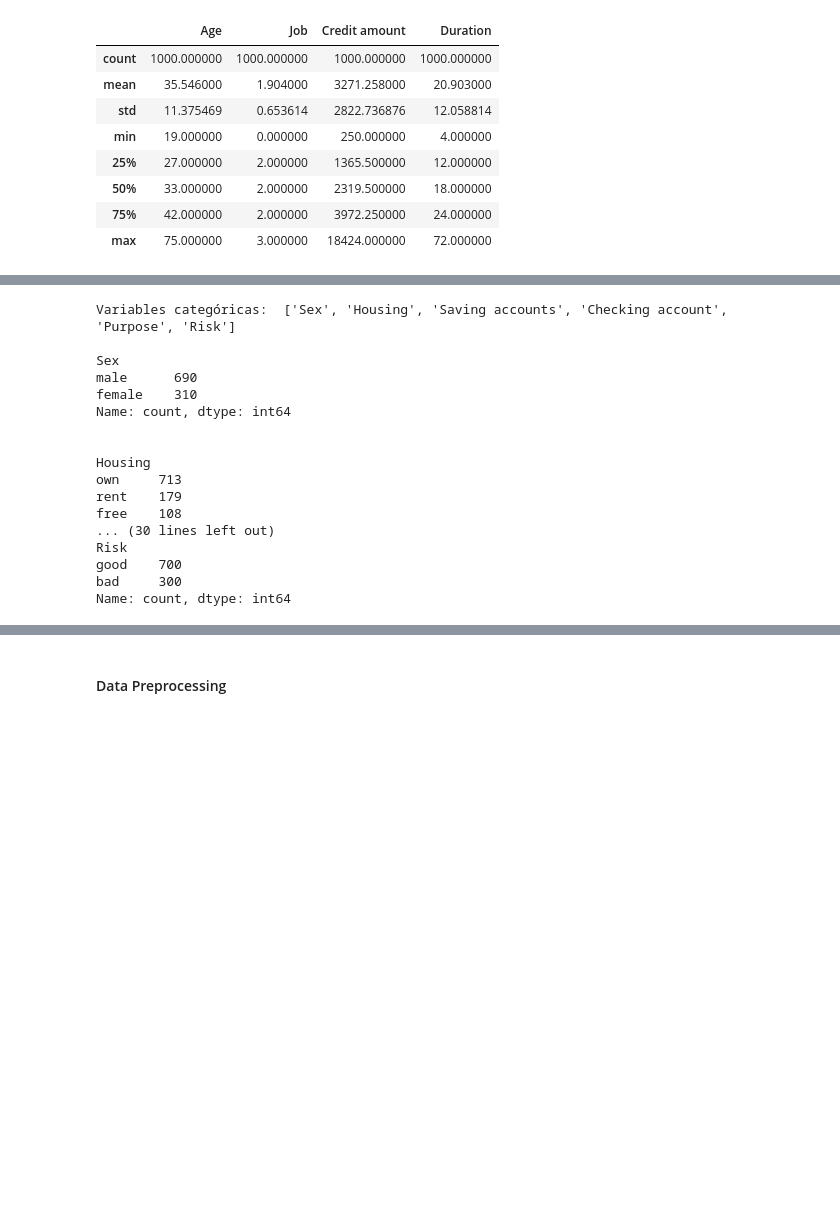
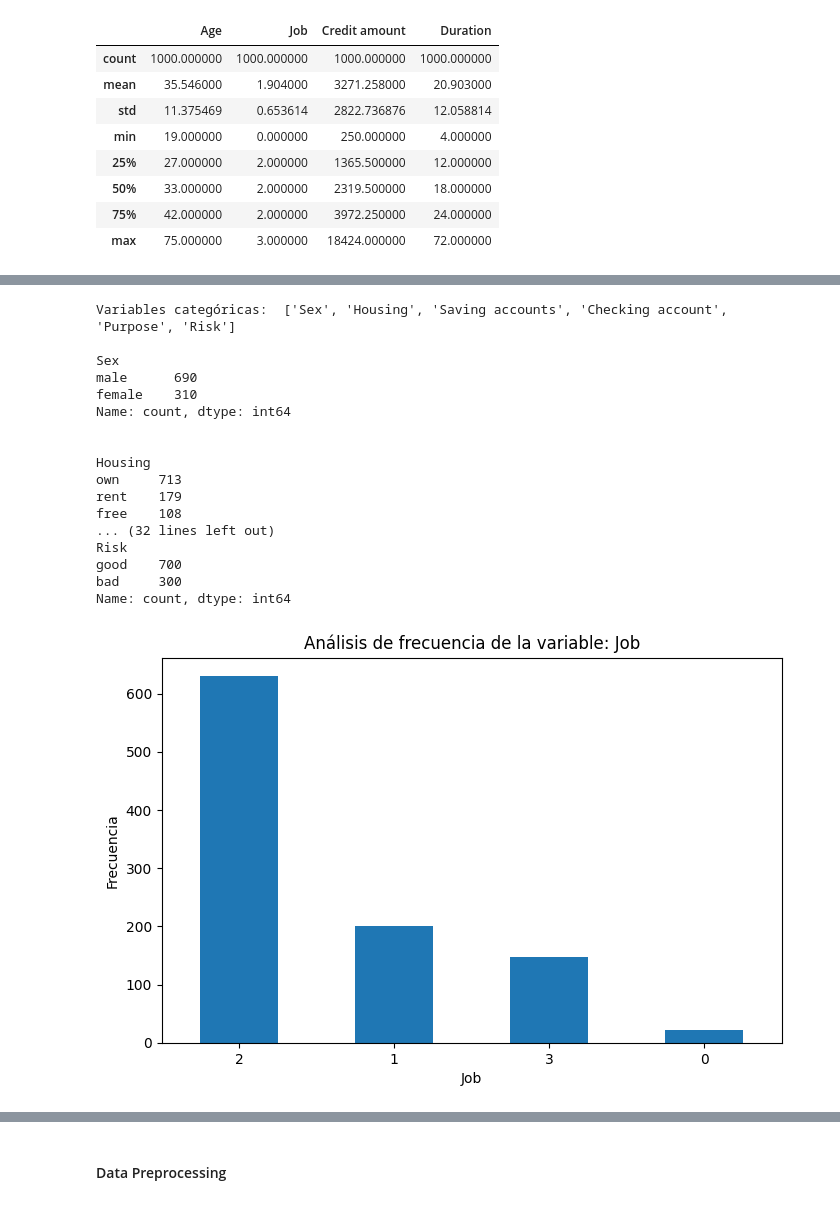
Before and after one commit to LautaroPintos/MachineLearning_101, a Jupyter notebook: notebooks/1.DataAnalysis_x_ML.ipynb, the cells around one changed output, grey strips where cells are left out. Saved outputs shown, nothing was run; the diff lists cells and outputs as text; code cells hidden in the pictures; blank space fills up the shorter version.

Commit message:
se actualiza la nortebook con análisis univariados

```diff
--- a/notebooks/1.DataAnalysis_x_ML.ipynb
+++ b/notebooks/1.DataAnalysis_x_ML.ipynb
@@ -143,10 +148,11 @@ df.describe()
 # %%
-# Ahora procedemos con un análisis de variables categóricas
+# Ahora procedemos con un análisis de variables categóricas. En este caso, utilizamos el método dropna=False para que nos
+# considere los valores nulos como una categoría separada. Aunque como ya hicimos el análisis anterior los podríamos considerar
 cat_cols = [col for col in df.columns if df[col].dtypes == 'O']
 print("Variables categóricas: ", cat_cols, "\n")
 
 for col in cat_cols:
-    print(df[col].value_counts(), "\n\n")
+    print(df[col].value_counts(dropna=False), "\n\n")
 # %% [output]
 Variables categóricas:  ['Sex', 'Housing', 'Saving accounts', 'Checking account', 'Purpose', 'Risk']
 
@@ -160,8 +166,23 @@ Housing
 own     713
 rent    179
 free    108
-... (30 lines left out)
+... (32 lines left out)
 Risk
 good    700
 bad     300
 Name: count, dtype: int64
+# %%
+# Analizamos la variable job que en el anterior caso no lo realizamos dado que parece ser categórica.
+# Esto mismo se puede hacer para el resto de las variables.
+jobCounts = df['Job'].value_counts(dropna=False)
+
+# Gráfico de barras
+plt.figure(figsize=(8, 5))
+jobCounts.plot(kind='bar')
+plt.title(f'Análisis de frecuencia de la variable: Job')
+plt.xlabel('Job')
+plt.ylabel('Frecuencia')
+plt.xticks(rotation=0)
+plt.show()
+# %% [output]
+[figure, added]
```
Also changed, not shown: parts of 15 cells of this notebook.
